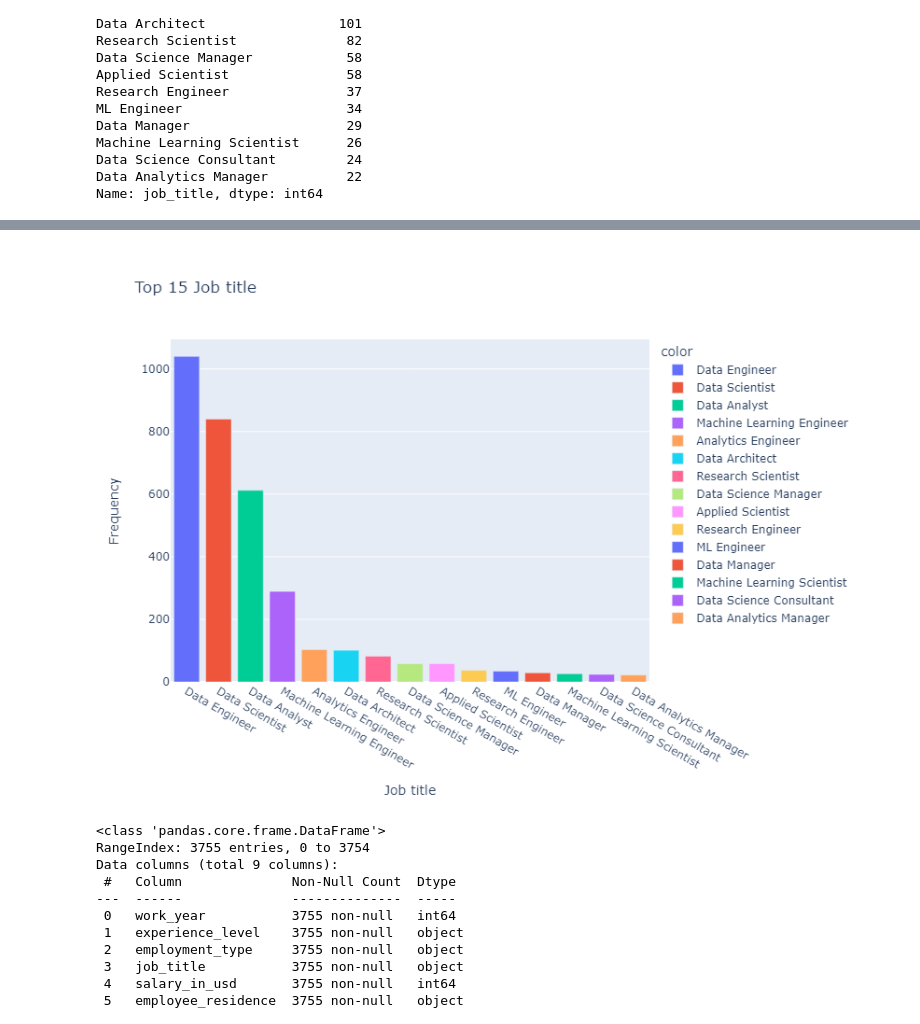
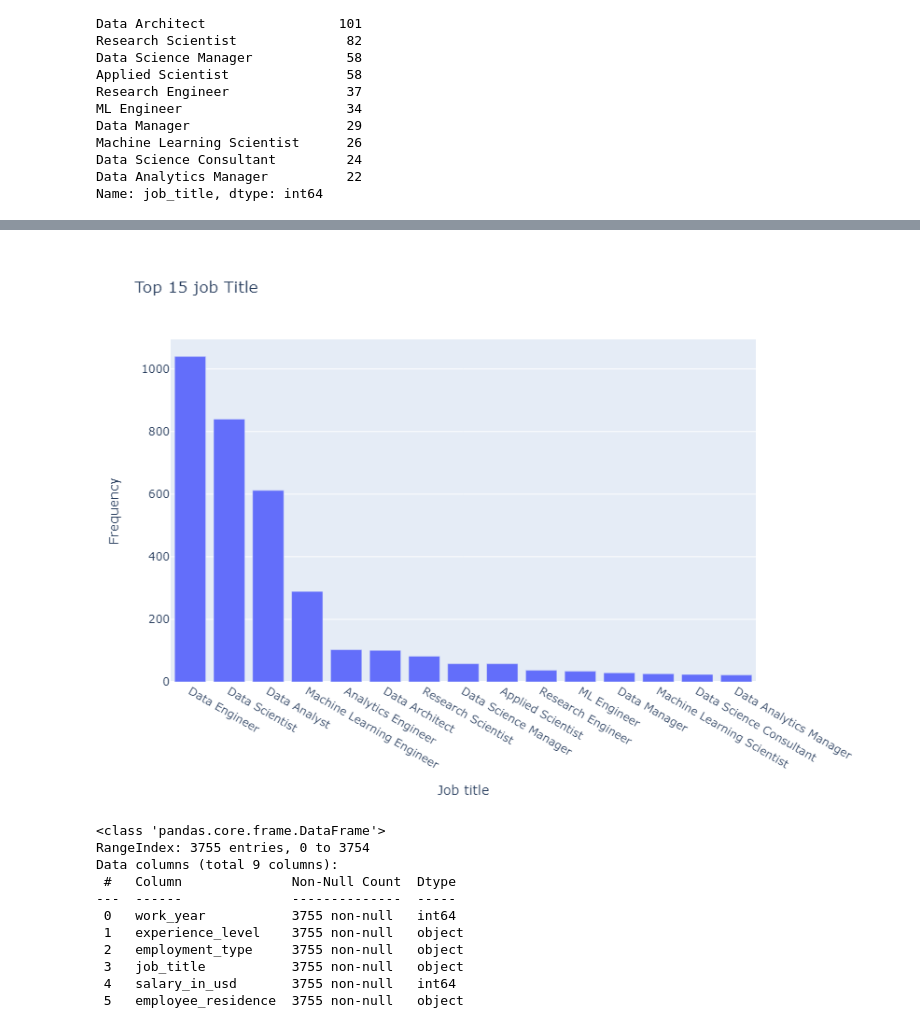
Before and after one commit to dipeshor123/Salary-Analysis, a Jupyter notebook: Salaries Data Analysis and Visualization.ipynb, the cells around one changed output, grey strips where cells are left out. Saved outputs shown, nothing was run; the diff lists cells and outputs as text; code cells hidden in the pictures.

```diff
--- a/Salaries Data Analysis and Visualization.ipynb
+++ b/Salaries Data Analysis and Visualization.ipynb
@@ -178,15 +178,15 @@ x=df['job_title'].value_counts().head(15).index
 # %%
 y=df['job_title'].value_counts().head(15).values
 # %%
-fig=px.bar(job_title,x=x,y=y,title='Top 15 Job title',color=x)
+fig=go.Figure(data=go.Bar(x=x,y=y))
 fig.update_xaxes(title="Job title")
 fig.update_yaxes(title="Frequency")
-fig.update_layout(width=750,
+fig.update_layout(title="Top 15 job Title",width=550,
     height=600)
 fig.show()
 # %% [output]
 [interactive output not drawn]
-[figure, old version]
+[figure, new version]
 # %%
 df.info()
 # %% [output]
```
Also changed, not shown: parts of 4 cells of this notebook.
